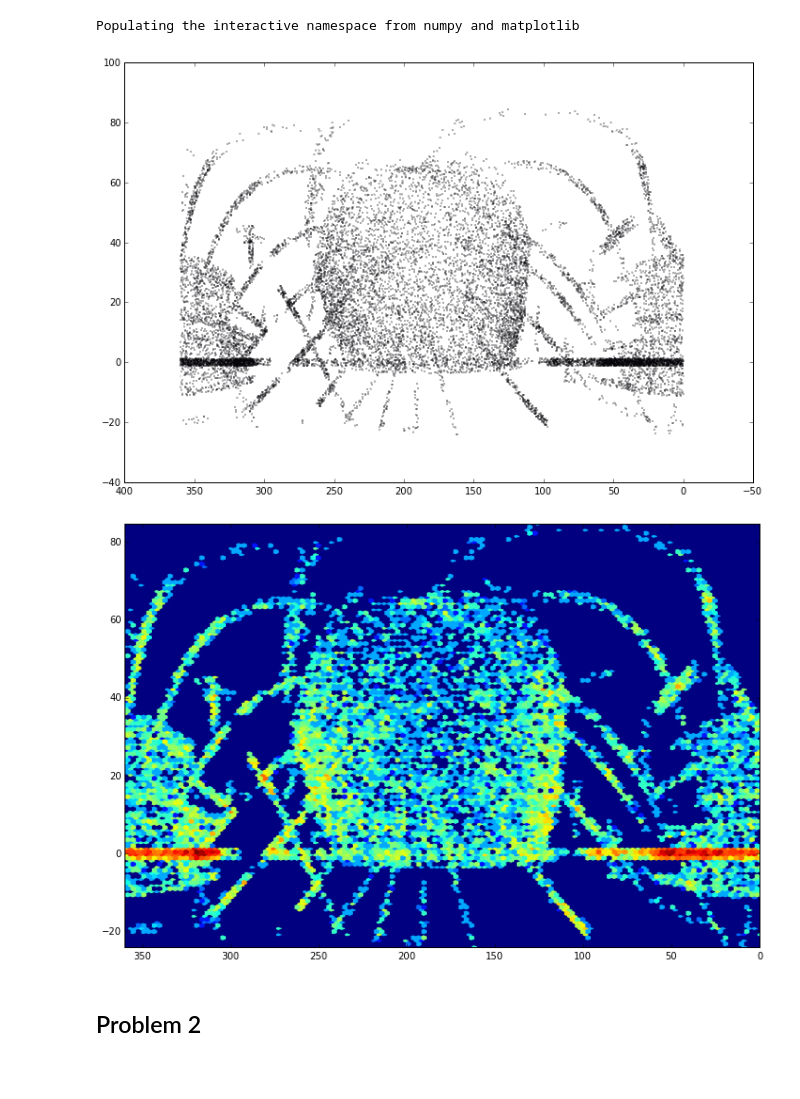
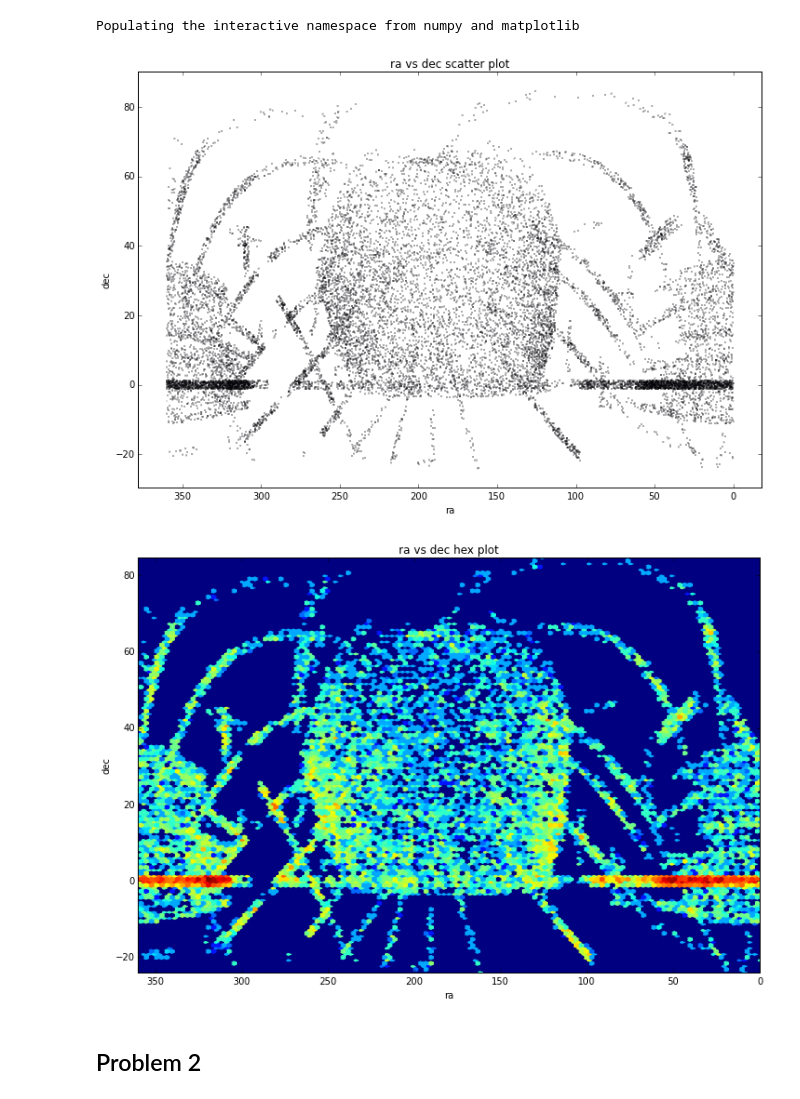
Before and after one commit to bunny-basher/astr497a, a Jupyter notebook: homework/hw1/MarcusBowyer.ipynb, the cells around one changed output. Drawn from its saved outputs; the diff is of its cells as text; code cells hidden in the pictures; blank space fills up the shorter version.

```diff
--- a/homework/hw1/MarcusBowyer.ipynb
+++ b/homework/hw1/MarcusBowyer.ipynb
@@ -12,17 +12,25 @@ T = np.genfromtxt('allsky_sample.csv', names=True, delimiter=',')
 # %%
 # ra vs dec scatter plot
 fig, ax = subplots(figsize=(12,8))
 ax.scatter(T['ra'], T['dec'], marker='.', s=0.1)
 ax.invert_xaxis()
+ax.axis('tight')
+ax.set_title('ra vs dec scatter plot')
+ax.set_xlabel('ra')
+ax.set_ylabel('dec');
 # %% [output]
-[figure, old version]
+[figure, new version]
 # %%
 # ra vs dec hex plot
 fig, ax = subplots(figsize=(12,8))
 plt.hexbin(T['ra'], T['dec'],bins='log', gridsize=120, cmap=plt.cm.jet)
 ax.invert_xaxis()
+ax.axis('tight')
+ax.set_title('ra vs dec hex plot')
+ax.set_xlabel('ra')
+ax.set_ylabel('dec');
 # %% [output]
-[figure, old version]
+[figure, new version]
 # %% [markdown]
 ## Problem 2
 # %%
```
Also changed, not shown: parts of 3 cells of this notebook, 3 other files.
